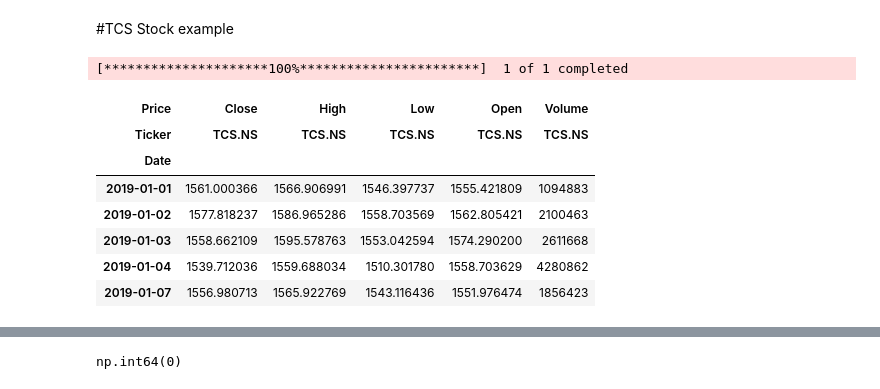
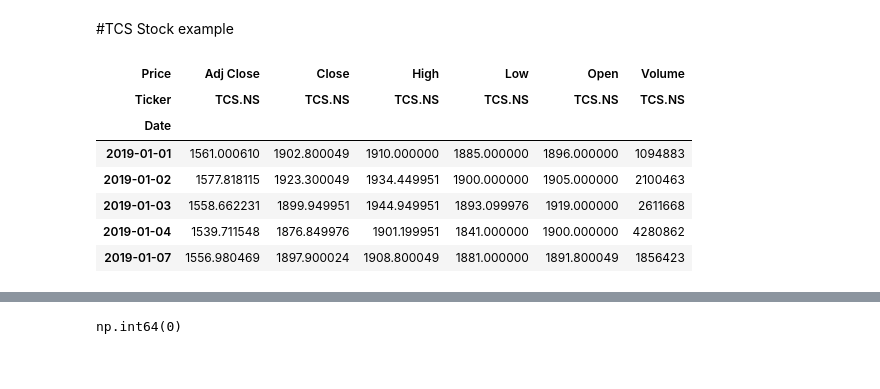
Before and after one commit to adityab-tech/Prism, a Jupyter notebook: W1_Prism.ipynb, the cells around one changed output, grey strips where cells are left out. Saved outputs shown, nothing was run; the diff lists cells and outputs as text; code cells hidden in the pictures.

```diff
--- a/W1_Prism.ipynb
+++ b/W1_Prism.ipynb
@@ -67,18 +69,19 @@ print(os.listdir("/content/drive/MyDrive/PRISM"))
 # %%
 stock = yf.download(
     "TCS.NS",
     start="2019-01-01",
-    end="2025-01-01"
+    end="2025-01-01",
+    auto_adjust=False,
+    progress=False
 )
 
 stock.head()
 # %% [output]
-[*********************100%***********************]  1 of 1 completed
-| Price | Close | High | Low | Open | Volume |
-| Ticker | TCS.NS | TCS.NS | TCS.NS | TCS.NS | TCS.NS |
-| Date |  |  |  |  |  |
-| 2019-01-01 | 1561.000366 | 1566.906991 | 1546.397737 | 1555.421809 | 1094883 |
-| 2019-01-02 | 1577.818237 | 1586.965286 | 1558.703569 | 1562.805421 | 2100463 |
-| 2019-01-03 | 1558.662109 | 1595.578763 | 1553.042594 | 1574.290200 | 2611668 |
-| 2019-01-04 | 1539.712036 | 1559.688034 | 1510.301780 | 1558.703629 | 4280862 |
-| 2019-01-07 | 1556.980713 | 1565.922769 | 1543.116436 | 1551.976474 | 1856423 |
+| Price | Adj Close | Close | High | Low | Open | Volume |
+| Ticker | TCS.NS | TCS.NS | TCS.NS | TCS.NS | TCS.NS | TCS.NS |
+| Date |  |  |  |  |  |  |
+| 2019-01-01 | 1561.000610 | 1902.800049 | 1910.000000 | 1885.000000 | 1896.000000 | 1094883 |
+| 2019-01-02 | 1577.818115 | 1923.300049 | 1934.449951 | 1900.000000 | 1905.000000 | 2100463 |
+| 2019-01-03 | 1558.662231 | 1899.949951 | 1944.949951 | 1893.099976 | 1919.000000 | 2611668 |
+| 2019-01-04 | 1539.711548 | 1876.849976 | 1901.199951 | 1841.000000 | 1900.000000 | 4280862 |
+| 2019-01-07 | 1556.980469 | 1897.900024 | 1908.800049 | 1881.000000 | 1891.800049 | 1856423 |
```
Also changed, not shown: parts of 14 cells of this notebook.
